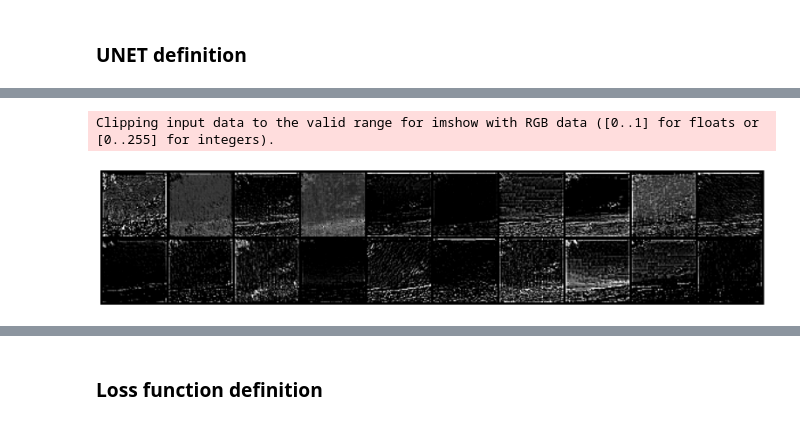
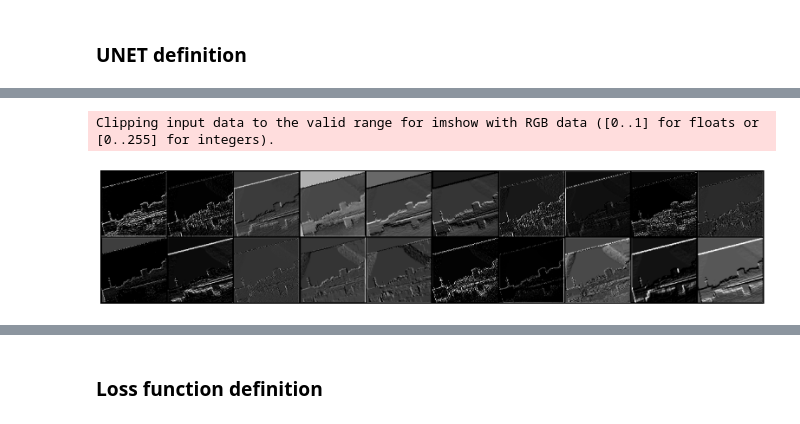
Before and after one commit to LeonY117/msc_project, a Jupyter notebook: notebooks/workflow_outline.ipynb, the cells around one changed output, grey strips where cells are left out. Cells and saved outputs as stored; diff of their text form; code cells hidden in the pictures.

Commit message:
refactor util functions into local modules

```diff
--- a/notebooks/workflow_outline.ipynb
+++ b/notebooks/workflow_outline.ipynb
@@ -250,45 +84,3 @@ mobileNet.classifier = nn.Identity()
 # print(mobileNet)
 # %%
 # summary(mobileNet, (3, 224, 224))
-# %%
-class Encoder_feature_extractor():
-    def __init__(self, encoder):
-        self.features = {}
-
-        layers = {
-            "skip_1": encoder.features[2].conv[0][2],
-            "skip_2": encoder.features[4].conv[0][2],
-            "skip_3": encoder.features[7].conv[0][2],
-            "skip_4": encoder.features[14].conv[0][2],
-            "skip_5": encoder.features[17]
-        }
-
-        for (name, layer) in layers.items():
-            layer.register_forward_hook(self._get_feature(name))
-
-    def _get_feature(self, name):
-        def hook(model, input, output):
-            self.features[name] = output
-        return hook
-
-
-# if we extract based on blocks this is what we'd get instead:
-# layers = {
-#     "block_1": mobileNet.features[1],
-#     "block_2": mobileNet.features[3],
-#     "block_3": mobileNet.features[6],
-#     "block_4": mobileNet.features[13],
-#     "block_5": mobileNet.features[17]
-# }
-
-feature_extractor = Encoder_feature_extractor(mobileNet)
-
-# dummy forward pass
-dummy_input = torch.rand((2, 3, 224, 224))
-
-out = mobileNet(dummy_input)
-
-print(out.shape)
-
-for (key, value) in feature_extractor.features.items():
-    print(f'{key}: {value.shape}')
@@ -411,8 +126,5 @@ Clipping input data to the valid range for imshow with RGB data ([0..1] for floa
-# %%
-i=0
-plt.figure(figsize=(20, 4))
-plt.axis('off')
-plt.imshow(torchvision.utils.make_grid(feature_extractor.features['skip_2'].detach().permute(1, 0, 2, 3)[i:20+i], nrow=10).permute(1,2,0));
-# %% [output]
-Clipping input data to the valid range for imshow with RGB data ([0..1] for floats or [0..255] for integers).
-[figure, removed]
+# %%
+show_features(feature_extractor.features['skip_1'])
+# %% [output]
+Clipping input data to the valid range for imshow with RGB data ([0..1] for floats or [0..255] for integers).
+[figure, added]
```
Also changed, not shown: parts of 20 cells of this notebook, 5 other files.
